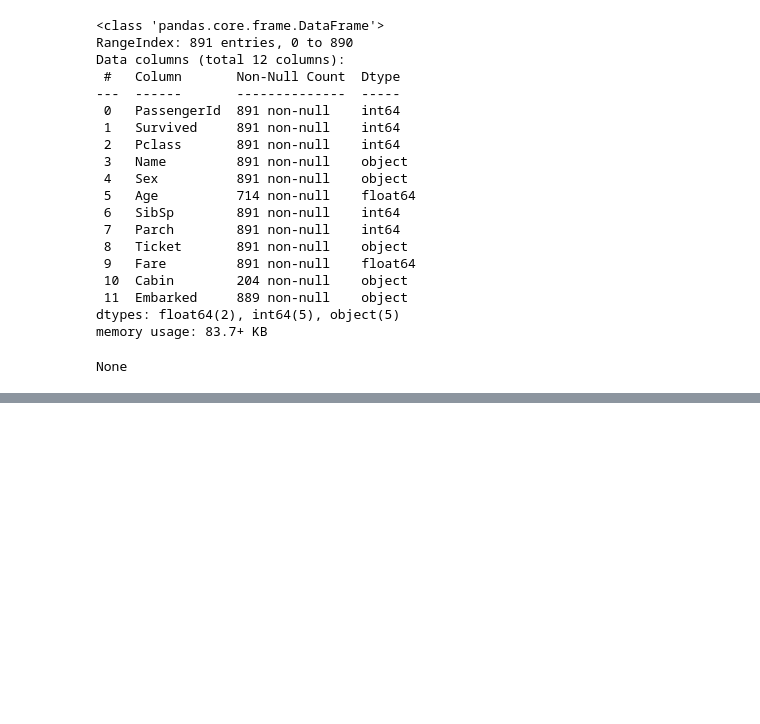
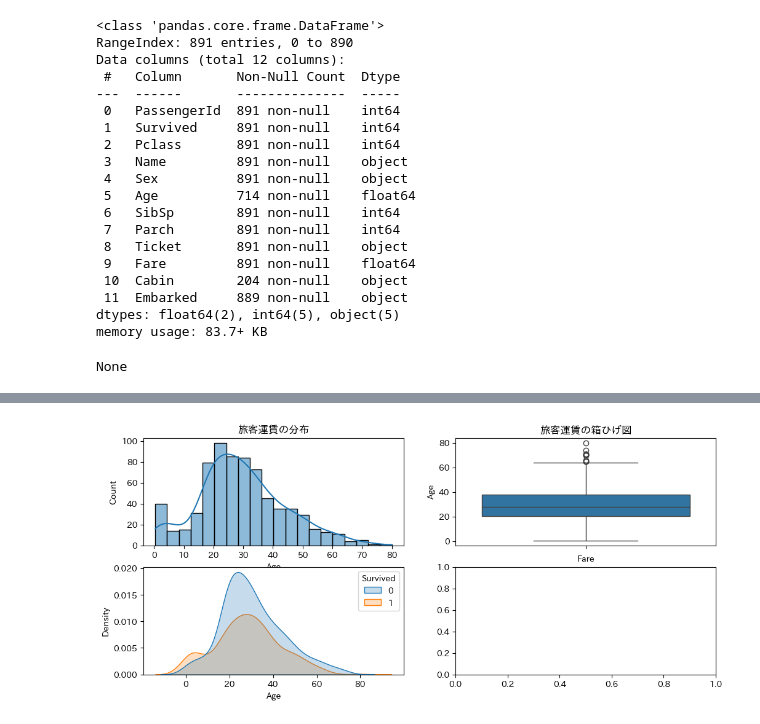
Before and after one commit to christian6022/TItanic, a Jupyter notebook: titanic/code/eda.ipynb, the cells around one changed output, grey strips where cells are left out. Cells and saved outputs as stored; diff of their text form; code cells hidden in the pictures; blank space fills up the shorter version.

```diff
--- a/titanic/code/eda.ipynb
+++ b/titanic/code/eda.ipynb
@@ -74 +89,15 @@ plt.show()
+# %%
+# Age のデータ分布
+fig, ax = plt.subplots(2, 2, figsize=(12,5))
+sns.histplot(data=train, x="Age", ax=ax[0][0], bins=20, kde=True)
+sns.boxplot(data=train, y="Age", ax=ax[0][1])
+sns.kdeplot(data=train, x="Age", fill=True, hue="Survived", ax=ax[1][0])
+
+ax[0][0].set_title("旅客運賃の分布")
+ax[0][1].set_title("旅客運賃の箱ひげ図")
+ax[0][1].set_xlabel("Fare")
+
+plt.show()
+# %% [output]
+[figure, added]
 # %%
```
Also changed, not shown: parts of 4 cells of this notebook, 2 other files.
